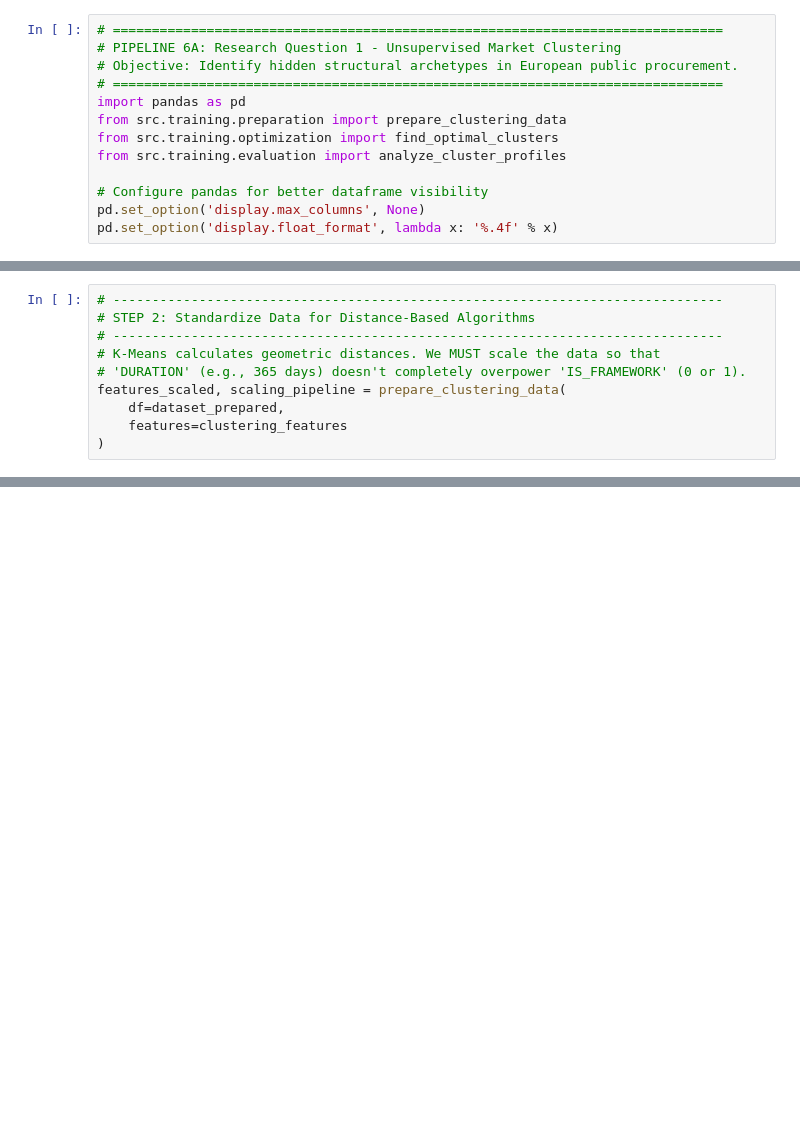
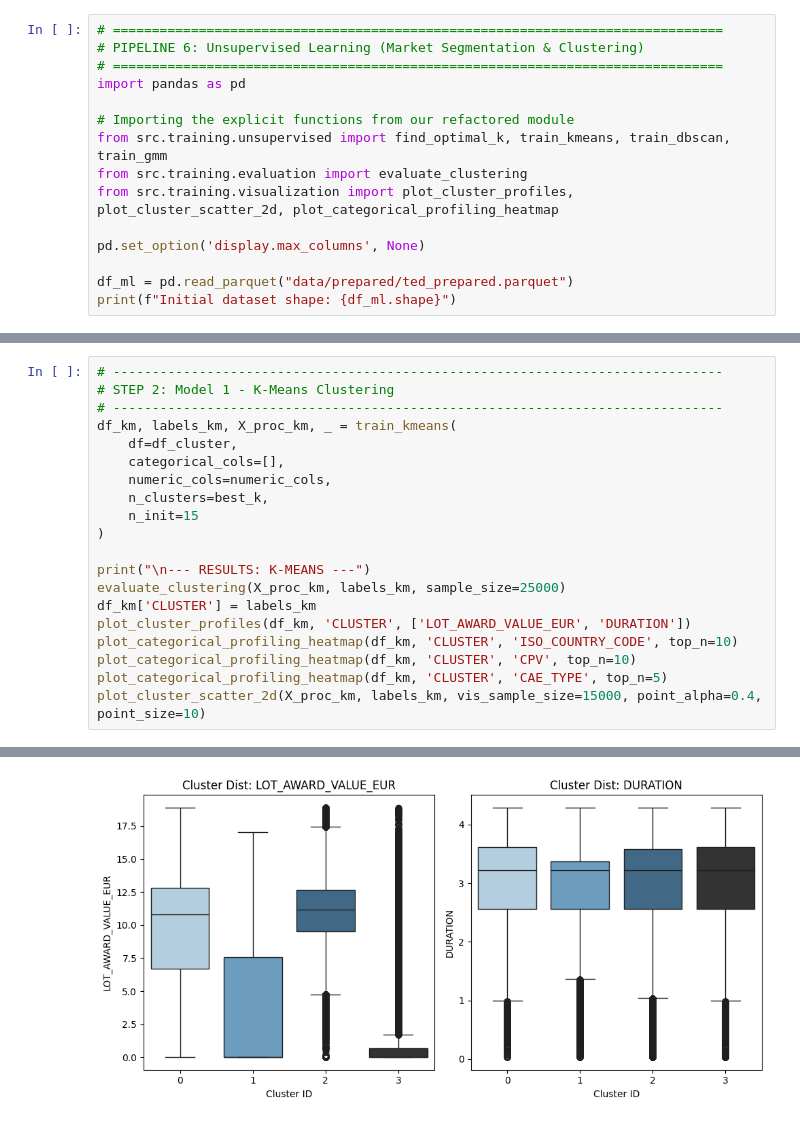
Before and after one commit to msuess23/egov-aids, a Jupyter notebook: 06_clustering.ipynb, the cells around one changed output, grey strips where cells are left out. Saved outputs shown, nothing was run; the diff lists cells and outputs as text; blank space fills up the shorter version.

```diff
--- a/06_clustering.ipynb
+++ b/06_clustering.ipynb
@@ -1,13 +1,15 @@
 # %%
 # ==============================================================================
-# PIPELINE 6A: Research Question 1 - Unsupervised Market Clustering
-# Objective: Identify hidden structural archetypes in European public procurement.
+# PIPELINE 6: Unsupervised Learning (Market Segmentation & Clustering)
 # ==============================================================================
 import pandas as pd
-from src.training.preparation import prepare_clustering_data
-from src.training.optimization import find_optimal_clusters
-from src.training.evaluation import analyze_cluster_profiles
 
-# Configure pandas for better dataframe visibility
+# Importing the explicit functions from our refactored module
+from src.training.unsupervised import find_optimal_k, train_kmeans, train_dbscan, train_gmm
+from src.training.evaluation import evaluate_clustering
+from src.training.visualization import plot_cluster_profiles, plot_cluster_scatter_2d, plot_categorical_profiling_heatmap
+
 pd.set_option('display.max_columns', None)
-pd.set_option('display.float_format', lambda x: '%.4f' % x)
+
+df_ml = pd.read_parquet("data/prepared/ted_prepared.parquet")
+print(f"Initial dataset shape: {df_ml.shape}")
@@ -35,11 +44,21 @@ Loading prepared dataset...
 # %%
 # ------------------------------------------------------------------------------
-# STEP 2: Standardize Data for Distance-Based Algorithms
+# STEP 2: Model 1 - K-Means Clustering
 # ------------------------------------------------------------------------------
-# K-Means calculates geometric distances. We MUST scale the data so that
-# 'DURATION' (e.g., 365 days) doesn't completely overpower 'IS_FRAMEWORK' (0 or 1).
-features_scaled, scaling_pipeline = prepare_clustering_data(
-    df=dataset_prepared,
-    features=clustering_features
+df_km, labels_km, X_proc_km, _ = train_kmeans(
+    df=df_cluster,
+    categorical_cols=[],
+    numeric_cols=numeric_cols,
+    n_clusters=best_k,
+    n_init=15
 )
+
+print("\n--- RESULTS: K-MEANS ---")
+evaluate_clustering(X_proc_km, labels_km, sample_size=25000)
+df_km['CLUSTER'] = labels_km
+plot_cluster_profiles(df_km, 'CLUSTER', ['LOT_AWARD_VALUE_EUR', 'DURATION'])
+plot_categorical_profiling_heatmap(df_km, 'CLUSTER', 'ISO_COUNTRY_CODE', top_n=10)
+plot_categorical_profiling_heatmap(df_km, 'CLUSTER', 'CPV', top_n=10)
+plot_categorical_profiling_heatmap(df_km, 'CLUSTER', 'CAE_TYPE', top_n=5)
+plot_cluster_scatter_2d(X_proc_km, labels_km, vis_sample_size=15000, point_alpha=0.4, point_size=10)
 # %% [output]
@@ -47,0 +73 @@ Preparing features for Unsupervised Clustering (Imputation & Scaling)...
+[figure, added]
```
Also changed, not shown: parts of 5 cells of this notebook, 21 other files.
